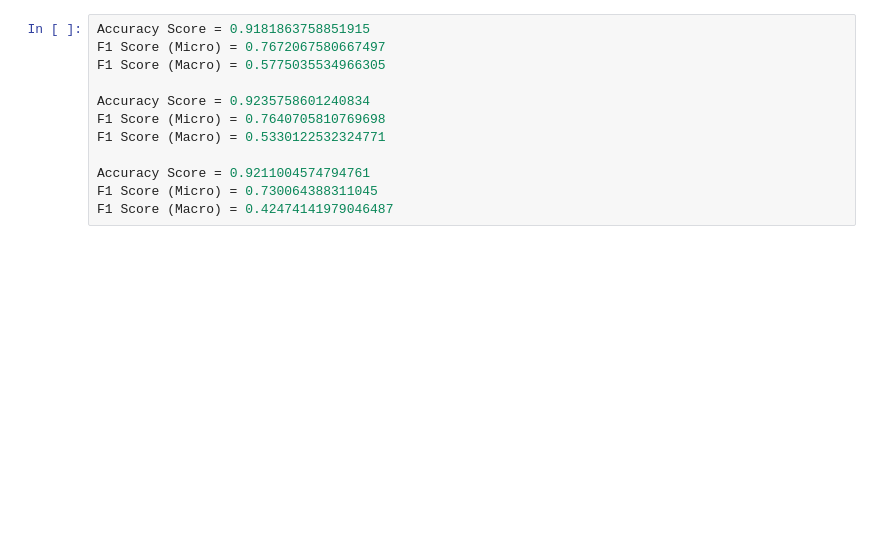
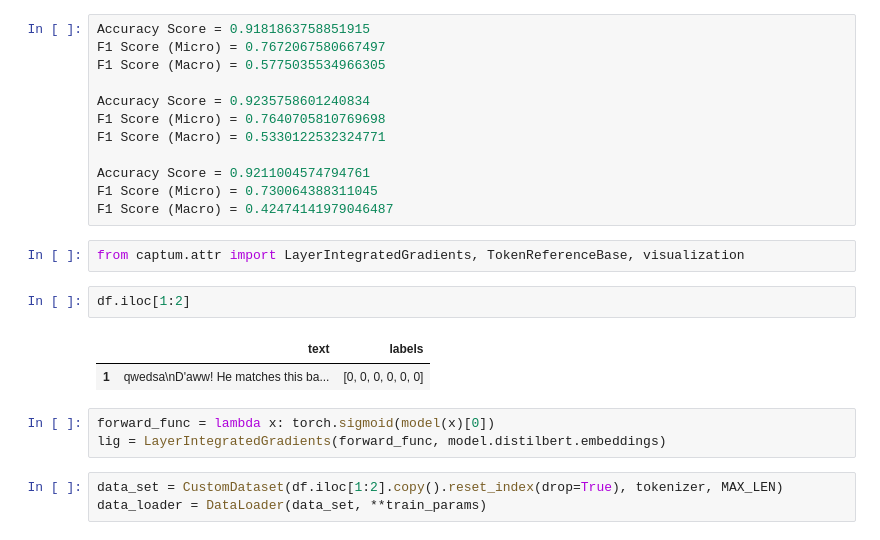
Before and after one commit to cookie1monster/ml_notebooks, a Jupyter notebook: fine-tuning-lm-bert.ipynb, the cells around one changed output. Drawn from its saved outputs; the diff is of its cells as text; blank space fills up the shorter version.

Commit message:
add captum

```diff
--- a/fine-tuning-lm-bert.ipynb
+++ b/fine-tuning-lm-bert.ipynb
@@ -283,3 +300,16 @@ F1 Score (Macro) = 0.5330122532324771
 Accuracy Score = 0.9211004574794761
 F1 Score (Micro) = 0.730064388311045
 F1 Score (Macro) = 0.42474141979046487
+# %%
+from captum.attr import LayerIntegratedGradients, TokenReferenceBase, visualization
+# %%
+df.iloc[1:2]
+# %% [output]
+|  | text | labels |
+| 1 | qwedsa\nD'aww! He matches this ba... | [0, 0, 0, 0, 0, 0] |
+# %%
+forward_func = lambda x: torch.sigmoid(model(x)[0])
+lig = LayerIntegratedGradients(forward_func, model.distilbert.embeddings)
+# %%
+data_set = CustomDataset(df.iloc[1:2].copy().reset_index(drop=True), tokenizer, MAX_LEN)
+data_loader = DataLoader(data_set, **train_params)
```
Also changed, not shown: parts of 18 cells of this notebook.
